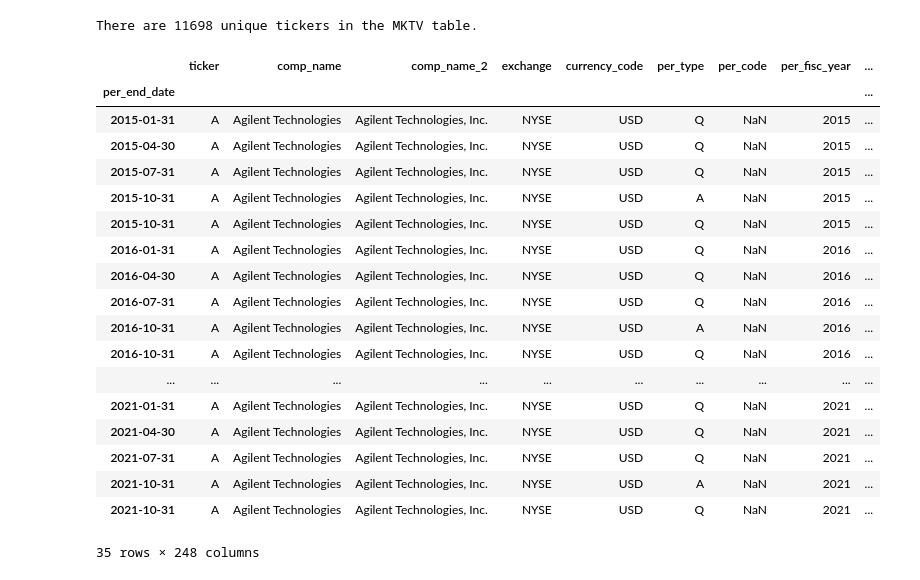
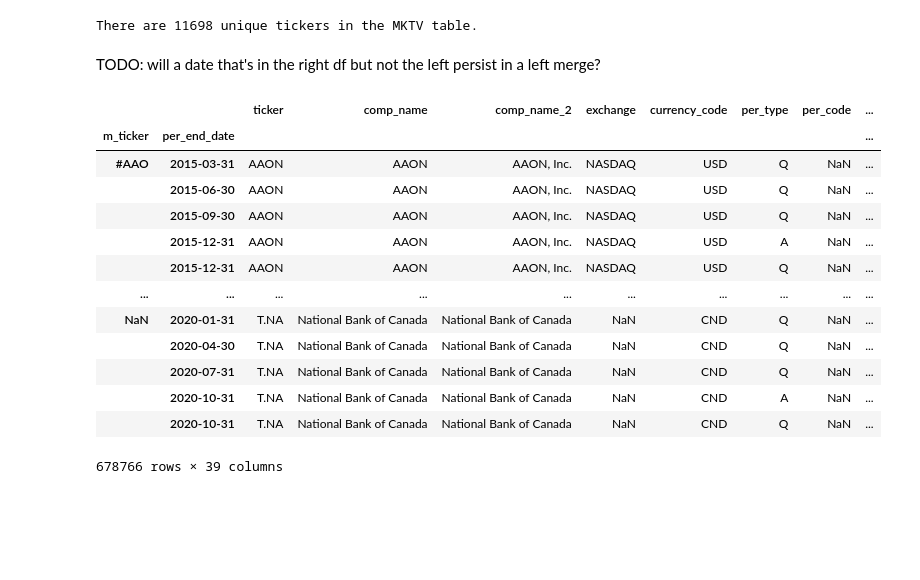
Before and after one commit to ethho/finm-33150, a Jupyter notebook: 20230126_hw3_ho_ethan_12350006.ipynb, the cells around one changed output. Saved outputs shown, nothing was run; the diff lists cells and outputs as text; code cells hidden in the pictures; blank space fills up the shorter version.

```diff
--- a/20230126_hw3_ho_ethan_12350006.ipynb
+++ b/20230126_hw3_ho_ethan_12350006.ipynb
@@ -284,27 +288,23 @@ mktv.head()
 print(f"There are {fr.index.get_level_values(0).unique().size} unique tickers in the MKTV table.")
 # %% [output]
 There are 11698 unique tickers in the MKTV table.
+# %% [markdown]
+TODO: will a date that's in the right df but not the left persist in a left merge?
 # %%
-debt_to_mkt = fc.merge(mktv['mkt_val'], how='left', left_index=True, right_index=True)
+fr_mkt = fr.merge(mktv['mkt_val'], how='outer', left_index=True, right_index=True)
+fr_mkt
+# %% [output]
+|  |  | ticker | comp_name | comp_name_2 | exchange | currency_code | per_type | per_code | ... |
+| m_ticker | per_end_date |  |  |  |  |  |  |  | ... |
+| #AAO | 2015-03-31 | AAON | AAON | AAON, Inc. | NASDAQ | USD | Q | NaN | ... |
+|  | 2015-06-30 | AAON | AAON | AAON, Inc. | NASDAQ | USD | Q | NaN | ... |
+|  | 2015-09-30 | AAON | AAON | AAON, Inc. | NASDAQ | USD | Q | NaN | ... |
+|  | 2015-12-31 | AAON | AAON | AAON, Inc. | NASDAQ | USD | A | NaN | ... |
+|  | 2015-12-31 | AAON | AAON | AAON, Inc. | NASDAQ | USD | Q | NaN | ... |
+| ... | ... | ... | ... | ... | ... | ... | ... | ... | ... |
+| NaN | 2020-01-31 | T.NA | National Bank of Canada | National Bank of Canada | NaN | CND | Q | NaN | ... |
+|  | 2020-04-30 | T.NA | National Bank of Canada | National Bank of Canada | NaN | CND | Q | NaN | ... |
+|  | 2020-07-31 | T.NA | National Bank of Canada | National Bank of Canada | NaN | CND | Q | NaN | ... |
+|  | 2020-10-31 | T.NA | National Bank of Canada | National Bank of Canada | NaN | CND | A | NaN | ... |
+|  | 2020-10-31 | T.NA | National Bank of Canada | National Bank of Canada | NaN | CND | Q | NaN | ... |
+678766 rows × 39 columns
-# %%
-debt_to_mkt.loc['A2']
-# %% [output]
-|  | ticker | comp_name | comp_name_2 | exchange | currency_code | per_type | per_code | per_fisc_year | ... |
-| per_end_date |  |  |  |  |  |  |  |  | ... |
-| 2015-01-31 | A | Agilent Technologies | Agilent Technologies, Inc. | NYSE | USD | Q | NaN | 2015 | ... |
-| 2015-04-30 | A | Agilent Technologies | Agilent Technologies, Inc. | NYSE | USD | Q | NaN | 2015 | ... |
-| 2015-07-31 | A | Agilent Technologies | Agilent Technologies, Inc. | NYSE | USD | Q | NaN | 2015 | ... |
-| 2015-10-31 | A | Agilent Technologies | Agilent Technologies, Inc. | NYSE | USD | A | NaN | 2015 | ... |
-| 2015-10-31 | A | Agilent Technologies | Agilent Technologies, Inc. | NYSE | USD | Q | NaN | 2015 | ... |
-| 2016-01-31 | A | Agilent Technologies | Agilent Technologies, Inc. | NYSE | USD | Q | NaN | 2016 | ... |
-| 2016-04-30 | A | Agilent Technologies | Agilent Technologies, Inc. | NYSE | USD | Q | NaN | 2016 | ... |
-| 2016-07-31 | A | Agilent Technologies | Agilent Technologies, Inc. | NYSE | USD | Q | NaN | 2016 | ... |
-| 2016-10-31 | A | Agilent Technologies | Agilent Technologies, Inc. | NYSE | USD | A | NaN | 2016 | ... |
-| 2016-10-31 | A | Agilent Technologies | Agilent Technologies, Inc. | NYSE | USD | Q | NaN | 2016 | ... |
-| ... | ... | ... | ... | ... | ... | ... | ... | ... | ... |
-| 2021-01-31 | A | Agilent Technologies | Agilent Technologies, Inc. | NYSE | USD | Q | NaN | 2021 | ... |
-| 2021-04-30 | A | Agilent Technologies | Agilent Technologies, Inc. | NYSE | USD | Q | NaN | 2021 | ... |
-| 2021-07-31 | A | Agilent Technologies | Agilent Technologies, Inc. | NYSE | USD | Q | NaN | 2021 | ... |
-| 2021-10-31 | A | Agilent Technologies | Agilent Technologies, Inc. | NYSE | USD | A | NaN | 2021 | ... |
-| 2021-10-31 | A | Agilent Technologies | Agilent Technologies, Inc. | NYSE | USD | Q | NaN | 2021 | ... |
-35 rows × 248 columns
```
Also changed, not shown: parts of 8 cells of this notebook.
